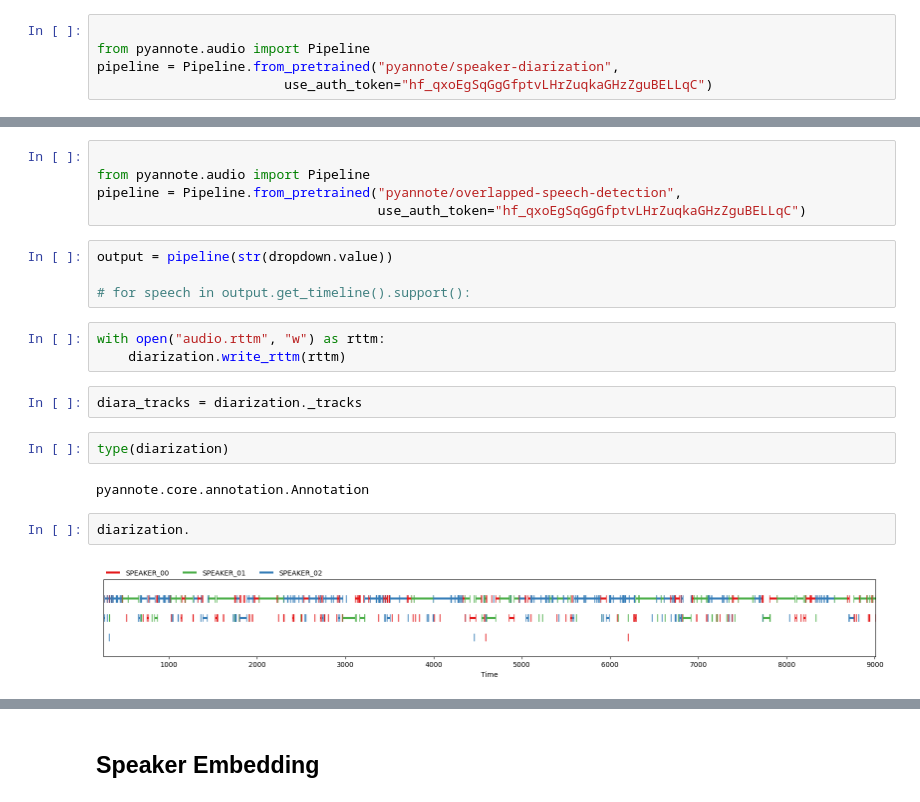
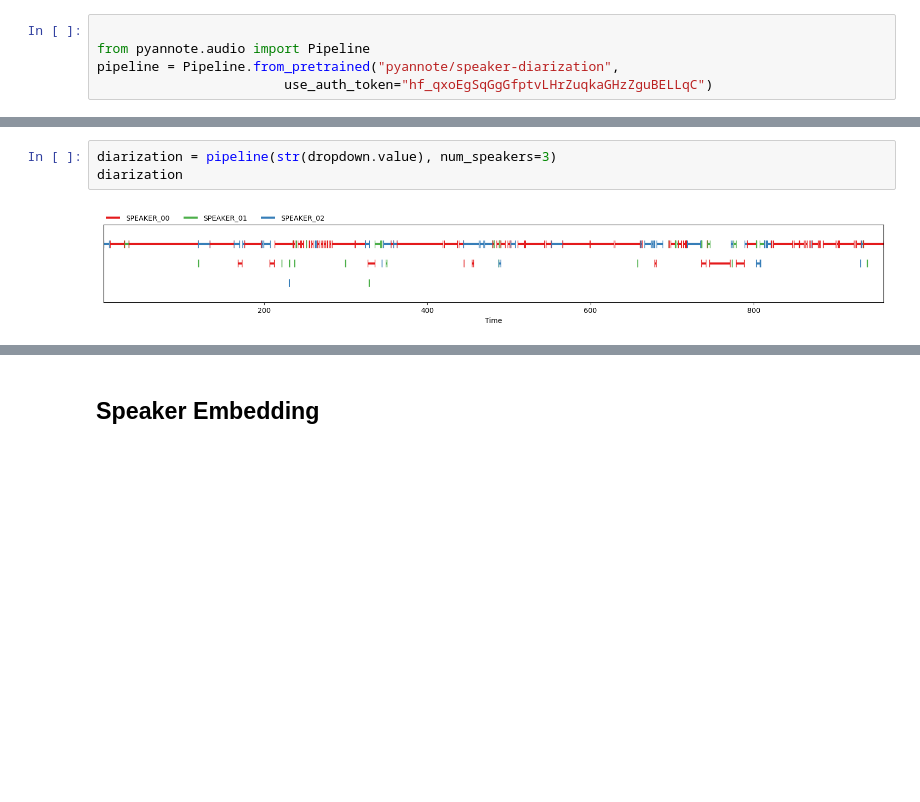
Before and after one commit to miguelvalente/whisperer, a Jupyter notebook: notebooks/TestDiarization.ipynb, the cells around one changed output, grey strips where cells are left out. Drawn from its saved outputs; the diff is of its cells as text; blank space fills up the shorter version.

```diff
--- a/notebooks/TestDiarization.ipynb
+++ b/notebooks/TestDiarization.ipynb
@@ -46,23 +34,6 @@ diarization took 776.9124554499977 seconds
-# %%
-
-from pyannote.audio import Pipeline
-pipeline = Pipeline.from_pretrained("pyannote/overlapped-speech-detection",
-                                    use_auth_token="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")
-# %%
-output = pipeline(str(dropdown.value))
-
-# for speech in output.get_timeline().support():
-# %%
-with open("audio.rttm", "w") as rttm:
-    diarization.write_rttm(rttm)
-# %%
-diara_tracks = diarization._tracks
-# %%
-type(diarization)
-# %% [output]
-pyannote.core.annotation.Annotation
-# %%
-diarization.
-# %% [output]
-[figure, removed]
+# %%
+diarization = pipeline(str(dropdown.value), num_speakers=3)
+diarization
+# %% [output]
+[figure, added]
 # %%
```
Also changed, not shown: parts of 20 cells of this notebook, 2 other files.
